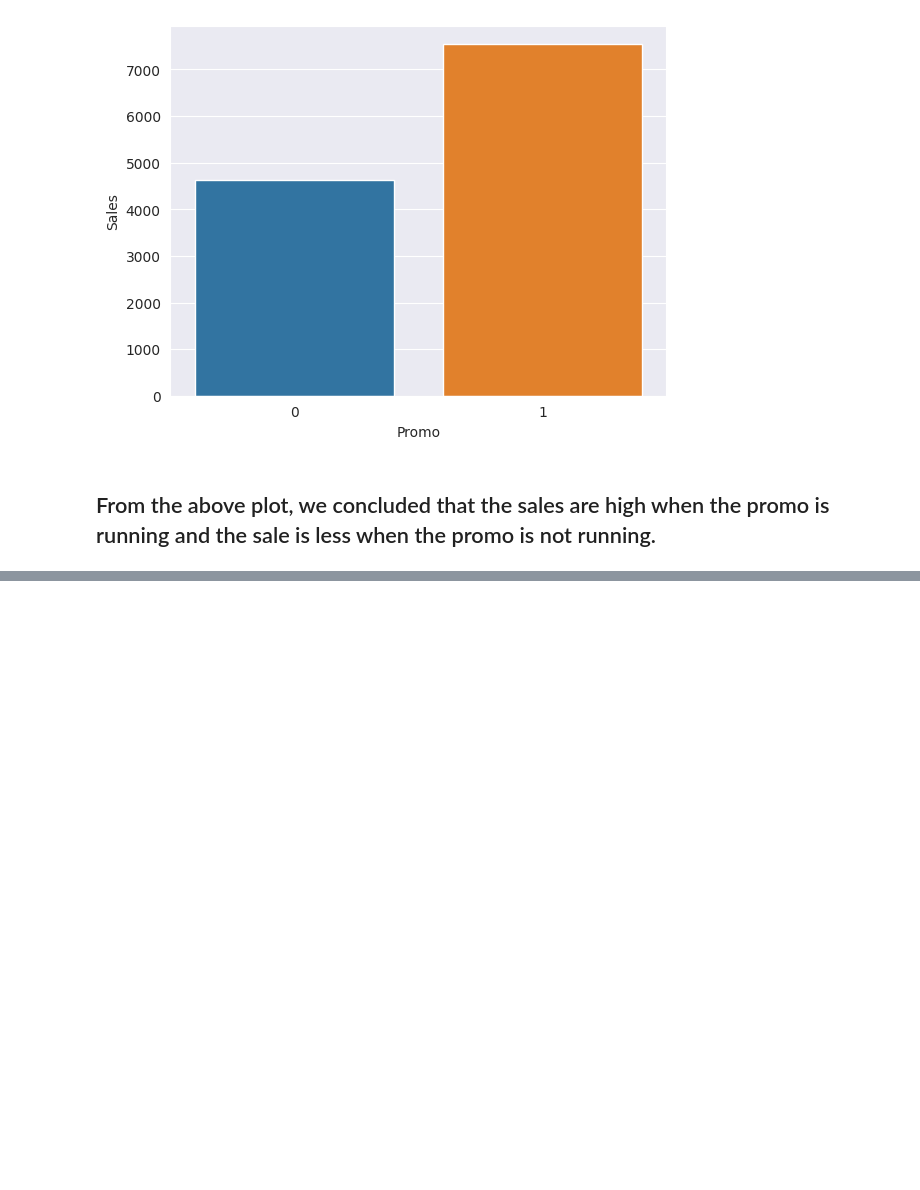
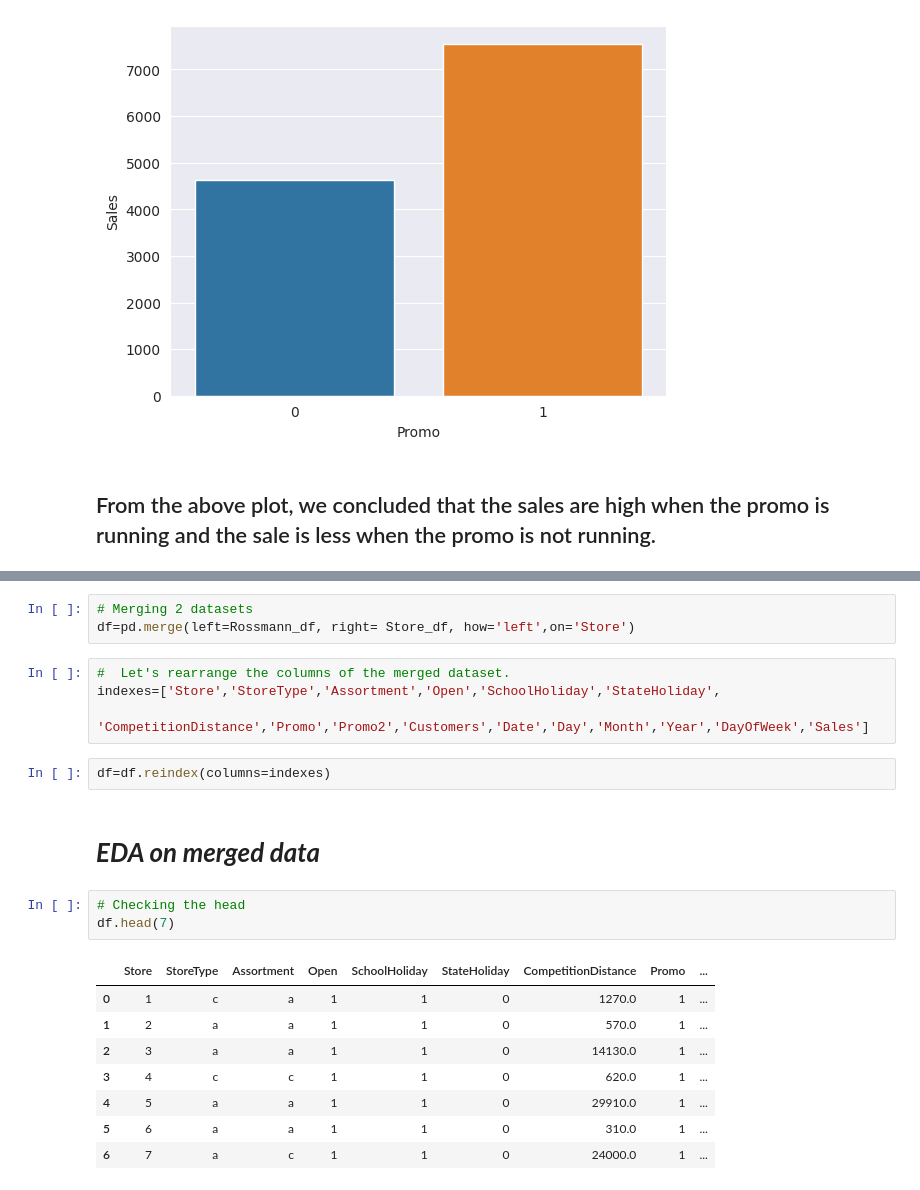
Before and after one commit to RPSahoo219/Regression_Analysis_on_Retail_Sales_Prediction, a Jupyter notebook: Retail_Sales_Prediction.ipynb, the cells around one changed output, grey strips where cells are left out. Drawn from its saved outputs; the diff is of its cells as text; blank space fills up the shorter version.

```diff
--- a/Retail_Sales_Prediction.ipynb
+++ b/Retail_Sales_Prediction.ipynb
@@ -521,0 +611,23 @@ sns.barplot(x=sales_wrt_promo.Promo, y=sales_wrt_promo.Sales)
+# %%
+# Merging 2 datasets
+df=pd.merge(left=Rossmann_df, right= Store_df, how='left',on='Store')
+# %%
+#  Let's rearrange the columns of the merged dataset.
+indexes=['Store','StoreType','Assortment','Open','SchoolHoliday','StateHoliday',
+         'CompetitionDistance','Promo','Promo2','Customers','Date','Day','Month','Year','DayOfWeek','Sales']
+# %%
+df=df.reindex(columns=indexes)
+# %% [markdown]
+# ***EDA on merged data***
+# %%
+# Checking the head
+df.head(7)
+# %% [output]
+|  | Store | StoreType | Assortment | Open | SchoolHoliday | StateHoliday | CompetitionDistance | Promo | ... |
+| 0 | 1 | c | a | 1 | 1 | 0 | 1270.0 | 1 | ... |
+| 1 | 2 | a | a | 1 | 1 | 0 | 570.0 | 1 | ... |
+| 2 | 3 | a | a | 1 | 1 | 0 | 14130.0 | 1 | ... |
+| 3 | 4 | c | c | 1 | 1 | 0 | 620.0 | 1 | ... |
+| 4 | 5 | a | a | 1 | 1 | 0 | 29910.0 | 1 | ... |
+| 5 | 6 | a | a | 1 | 1 | 0 | 310.0 | 1 | ... |
+| 6 | 7 | a | c | 1 | 1 | 0 | 24000.0 | 1 | ... |
```
Also changed, not shown: parts of 19 cells of this notebook.
